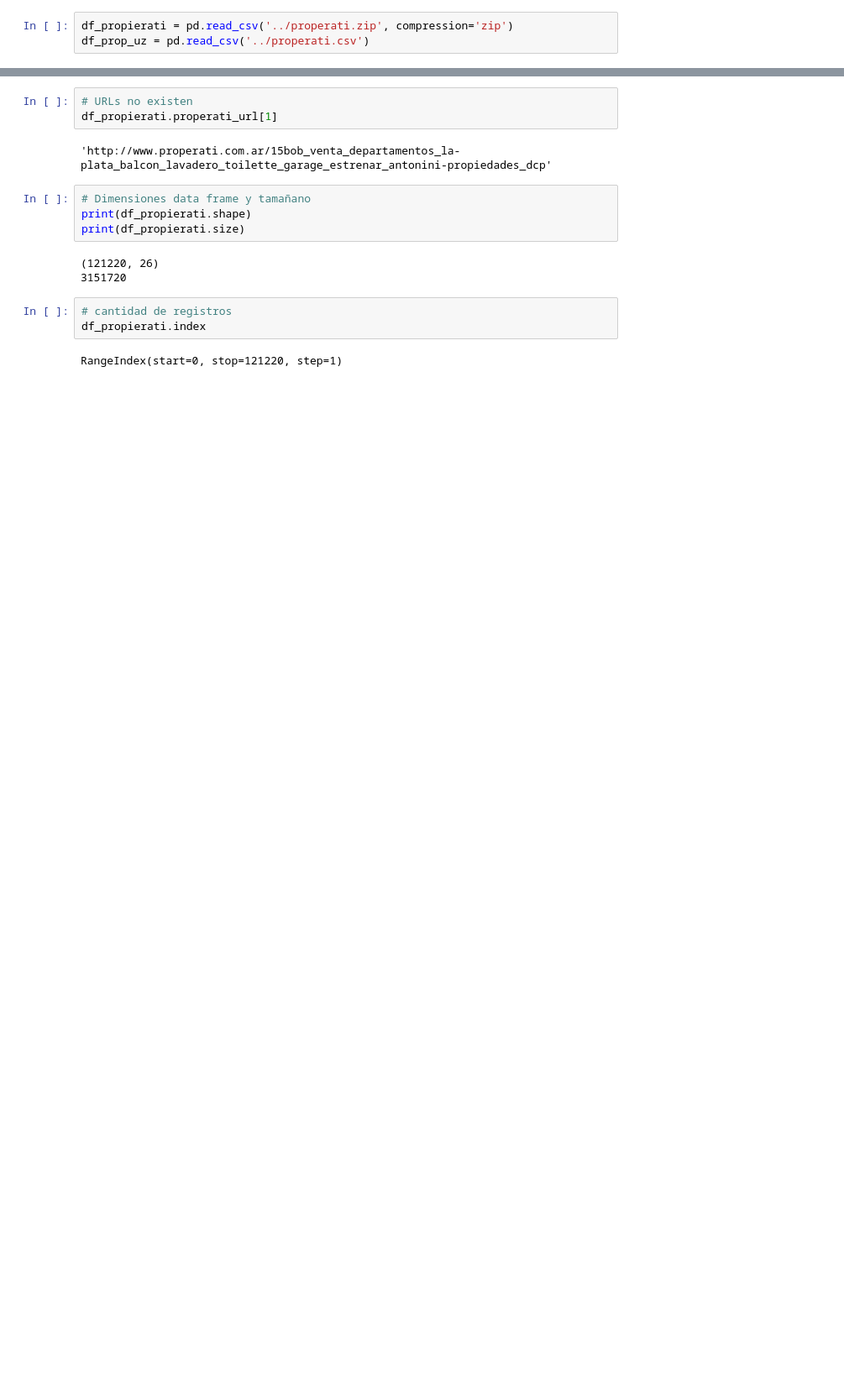
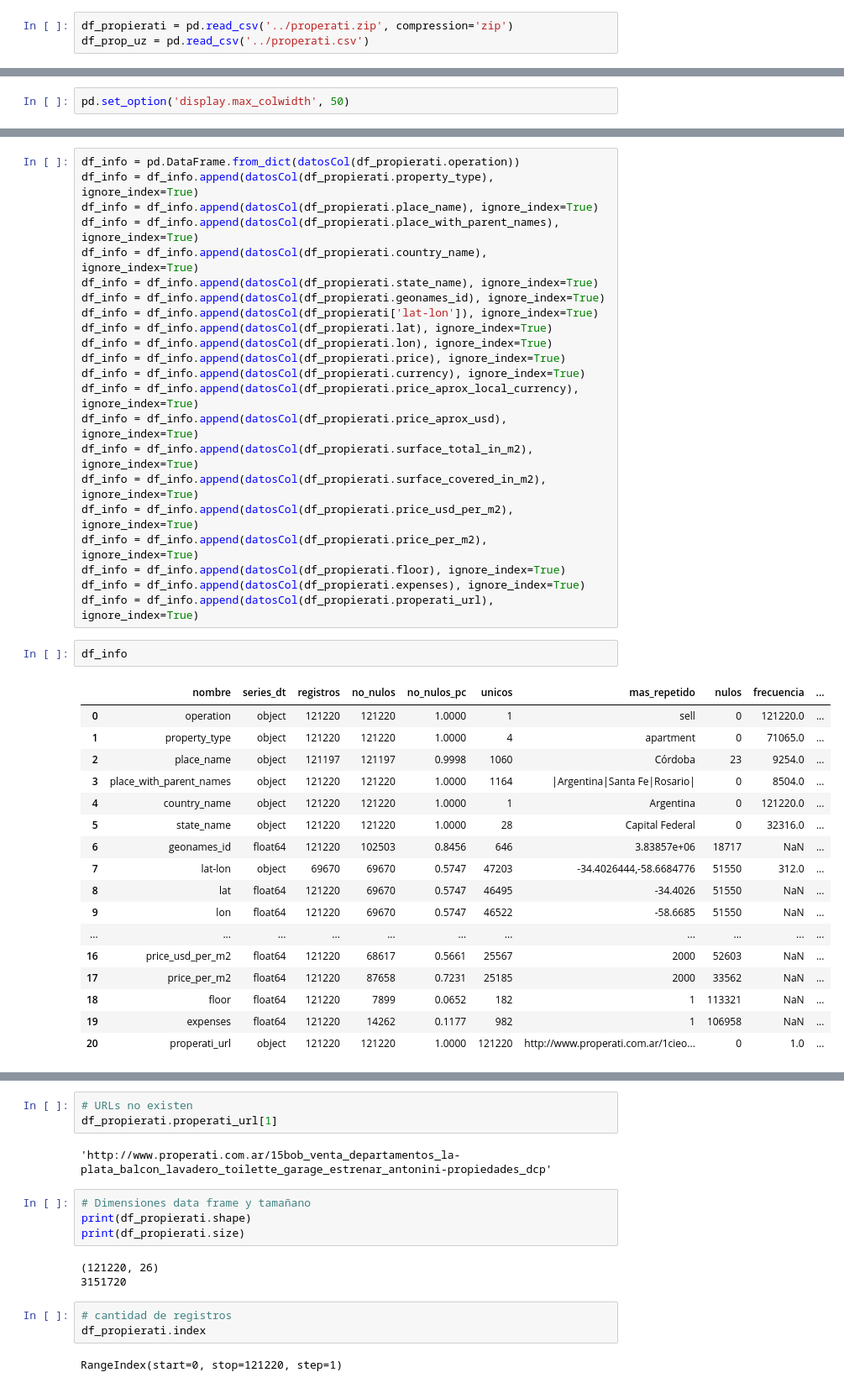
Before and after one commit to mauriciomem/DH_DS_desafio_1_propierati, a Jupyter notebook: testing-mau.ipynb, the cells around one changed output, grey strips where cells are left out. Shown: that part at 84% size. Cells and saved outputs as stored; diff of their text form; blank space fills up the shorter version.

Commit message:
creo funcion para extraer datos de dataframe

```diff
--- a/testing-mau.ipynb
+++ b/testing-mau.ipynb
@@ -18,0 +16,2 @@ df_propierati.head(2)
+# %%
+pd.set_option('display.max_colwidth', 50)
@@ -18,0 +73,42 @@ df_propierati.head(2)
+# %%
+df_info = pd.DataFrame.from_dict(datosCol(df_propierati.operation))
+df_info = df_info.append(datosCol(df_propierati.property_type), ignore_index=True)
+df_info = df_info.append(datosCol(df_propierati.place_name), ignore_index=True)
+df_info = df_info.append(datosCol(df_propierati.place_with_parent_names), ignore_index=True)
+df_info = df_info.append(datosCol(df_propierati.country_name), ignore_index=True)
+df_info = df_info.append(datosCol(df_propierati.state_name), ignore_index=True)
+df_info = df_info.append(datosCol(df_propierati.geonames_id), ignore_index=True)
+df_info = df_info.append(datosCol(df_propierati['lat-lon']), ignore_index=True)
+df_info = df_info.append(datosCol(df_propierati.lat), ignore_index=True)
+df_info = df_info.append(datosCol(df_propierati.lon), ignore_index=True)
+df_info = df_info.append(datosCol(df_propierati.price), ignore_index=True)
+df_info = df_info.append(datosCol(df_propierati.currency), ignore_index=True)
+df_info = df_info.append(datosCol(df_propierati.price_aprox_local_currency), ignore_index=True)
+df_info = df_info.append(datosCol(df_propierati.price_aprox_usd), ignore_index=True)
+df_info = df_info.append(datosCol(df_propierati.surface_total_in_m2), ignore_index=True)
+df_info = df_info.append(datosCol(df_propierati.surface_covered_in_m2), ignore_index=True)
+df_info = df_info.append(datosCol(df_propierati.price_usd_per_m2), ignore_index=True)
+df_info = df_info.append(datosCol(df_propierati.price_per_m2), ignore_index=True)
+df_info = df_info.append(datosCol(df_propierati.floor), ignore_index=True)
+df_info = df_info.append(datosCol(df_propierati.expenses), ignore_index=True)
+df_info = df_info.append(datosCol(df_propierati.properati_url), ignore_index=True)
+# %%
+df_info
+# %% [output]
+|  | nombre | series_dt | registros | no_nulos | no_nulos_pc | unicos | mas_repetido | nulos | frecuencia | ... |
+| 0 | operation | object | 121220 | 121220 | 1.0000 | 1 | sell | 0 | 121220.0 | ... |
+| 1 | property_type | object | 121220 | 121220 | 1.0000 | 4 | apartment | 0 | 71065.0 | ... |
+| 2 | place_name | object | 121197 | 121197 | 0.9998 | 1060 | Córdoba | 23 | 9254.0 | ... |
+| 3 | place_with_parent_names | object | 121220 | 121220 | 1.0000 | 1164 | |Argentina|Santa Fe|Rosario| | 0 | 8504.0 | ... |
+| 4 | country_name | object | 121220 | 121220 | 1.0000 | 1 | Argentina | 0 | 121220.0 | ... |
+| 5 | state_name | object | 121220 | 121220 | 1.0000 | 28 | Capital Federal | 0 | 32316.0 | ... |
+| 6 | geonames_id | float64 | 121220 | 102503 | 0.8456 | 646 | 3.83857e+06 | 18717 | NaN | ... |
+| 7 | lat-lon | object | 69670 | 69670 | 0.5747 | 47203 | -34.4026444,-58.6684776 | 51550 | 312.0 | ... |
+| 8 | lat | float64 | 121220 | 69670 | 0.5747 | 46495 | -34.4026 | 51550 | NaN | ... |
+| 9 | lon | float64 | 121220 | 69670 | 0.5747 | 46522 | -58.6685 | 51550 | NaN | ... |
+| ... | ... | ... | ... | ... | ... | ... | ... | ... | ... | ... |
+| 16 | price_usd_per_m2 | float64 | 121220 | 68617 | 0.5661 | 25567 | 2000 | 52603 | NaN | ... |
+| 17 | price_per_m2 | float64 | 121220 | 87658 | 0.7231 | 25185 | 2000 | 33562 | NaN | ... |
+| 18 | floor | float64 | 121220 | 7899 | 0.0652 | 182 | 1 | 113321 | NaN | ... |
+| 19 | expenses | float64 | 121220 | 14262 | 0.1177 | 982 | 1 | 106958 | NaN | ... |
+| 20 | properati_url | object | 121220 | 121220 | 1.0000 | 121220 | http://www.properati.com.ar/1cieo... | 0 | 1.0 | ... |
```
Also changed, not shown: parts of 11 cells of this notebook, 1 other file.
